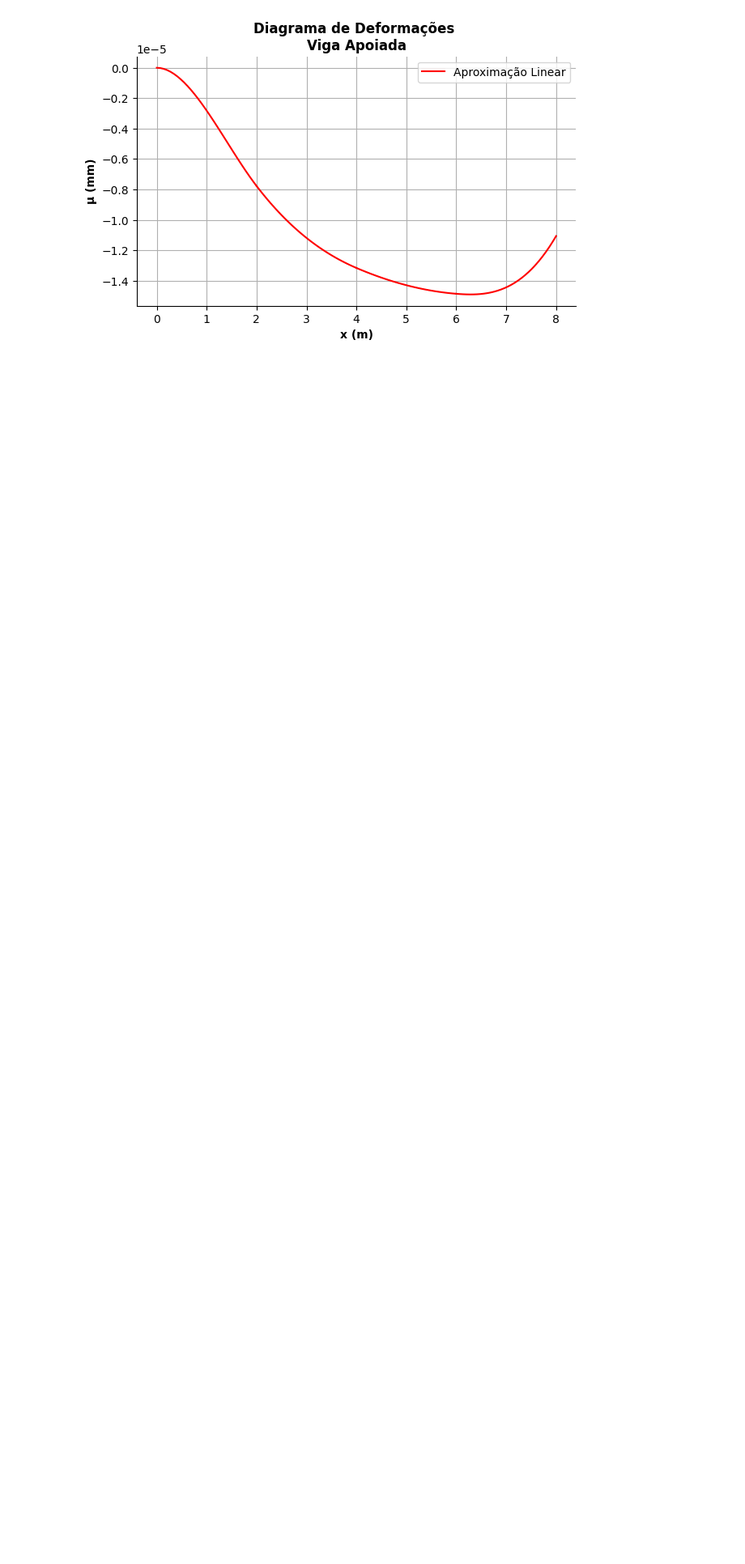
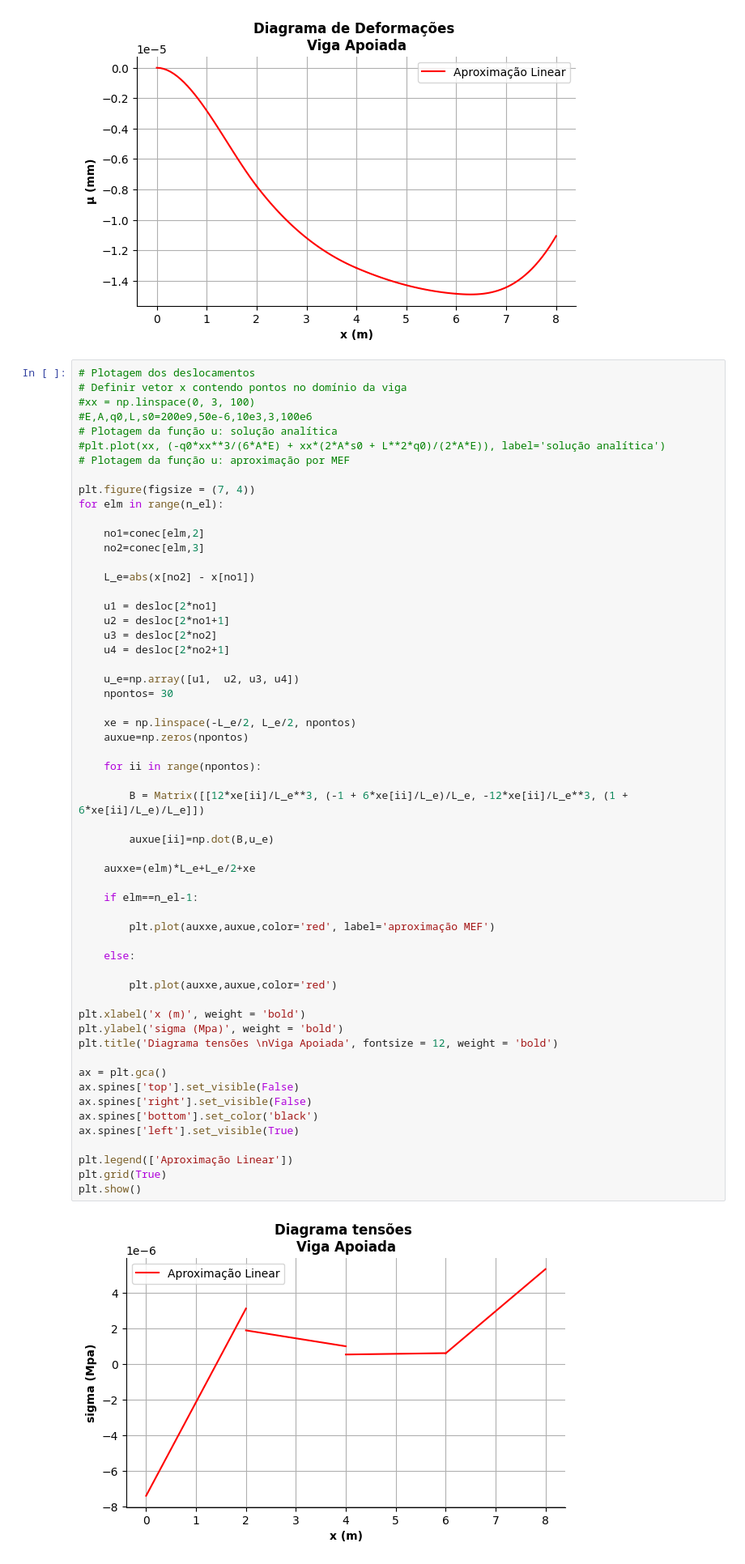
Before and after one commit to pedrogasparotti/MEF, a Jupyter notebook: T1_Q4_Elementosfinitos_pedro_e_bala.ipynb, the cells around one changed output. Shown: that part at 81% size. Saved outputs shown, nothing was run; the diff lists cells and outputs as text; blank space fills up the shorter version.

Commit message:
atualizacao_com_plots

```diff
--- a/T1_Q4_Elementosfinitos_pedro_e_bala.ipynb
+++ b/T1_Q4_Elementosfinitos_pedro_e_bala.ipynb
@@ -254,3 +255,62 @@ plt.grid(True)
 plt.show()
 # %% [output]
 [figure]
+# %%
+# Plotagem dos deslocamentos
+# Definir vetor x contendo pontos no domínio da viga
+#xx = np.linspace(0, 3, 100)
+#E,A,q0,L,s0=200e9,50e-6,10e3,3,100e6
+# Plotagem da função u: solução analítica
+#plt.plot(xx, (-q0*xx**3/(6*A*E) + xx*(2*A*s0 + L**2*q0)/(2*A*E)), label='solução analítica')
+# Plotagem da função u: aproximação por MEF
+
+plt.figure(figsize = (7, 4))
+for elm in range(n_el):
+
+    no1=conec[elm,2]
+    no2=conec[elm,3]
+
+    L_e=abs(x[no2] - x[no1])
+
+    u1 = desloc[2*no1]
+    u2 = desloc[2*no1+1]
+    u3 = desloc[2*no2]
+    u4 = desloc[2*no2+1]
+
+    u_e=np.array([u1,  u2, u3, u4])
+    npontos= 30
+
+    xe = np.linspace(-L_e/2, L_e/2, npontos)
+    auxue=np.zeros(npontos)
+
+    for ii in range(npontos):
+
+        B = Matrix([[12*xe[ii]/L_e**3, (-1 + 6*xe[ii]/L_e)/L_e, -12*xe[ii]/L_e**3, (1 + 6*xe[ii]/L_e)/L_e]])
+
+        auxue[ii]=np.dot(B,u_e)
+
+    auxxe=(elm)*L_e+L_e/2+xe
+
+    if elm==n_el-1:
+
+        plt.plot(auxxe,auxue,color='red', label='aproximação MEF')
+
+    else:
+
+        plt.plot(auxxe,auxue,color='red')
+
+plt.xlabel('x (m)', weight = 'bold')
+plt.ylabel('sigma (Mpa)', weight = 'bold')
+plt.title('Diagrama tensões \nViga Apoiada', fontsize = 12, weight = 'bold')
+
+ax = plt.gca()
+ax.spines['top'].set_visible(False)
+ax.spines['right'].set_visible(False)
+ax.spines['bottom'].set_color('black')
+ax.spines['left'].set_visible(True)
+
+plt.legend(['Aproximação Linear'])
+plt.grid(True)
+plt.show()
+# %% [output]
+[figure, added]
```
Also changed, not shown: parts of 9 cells of this notebook, 2 other files.
